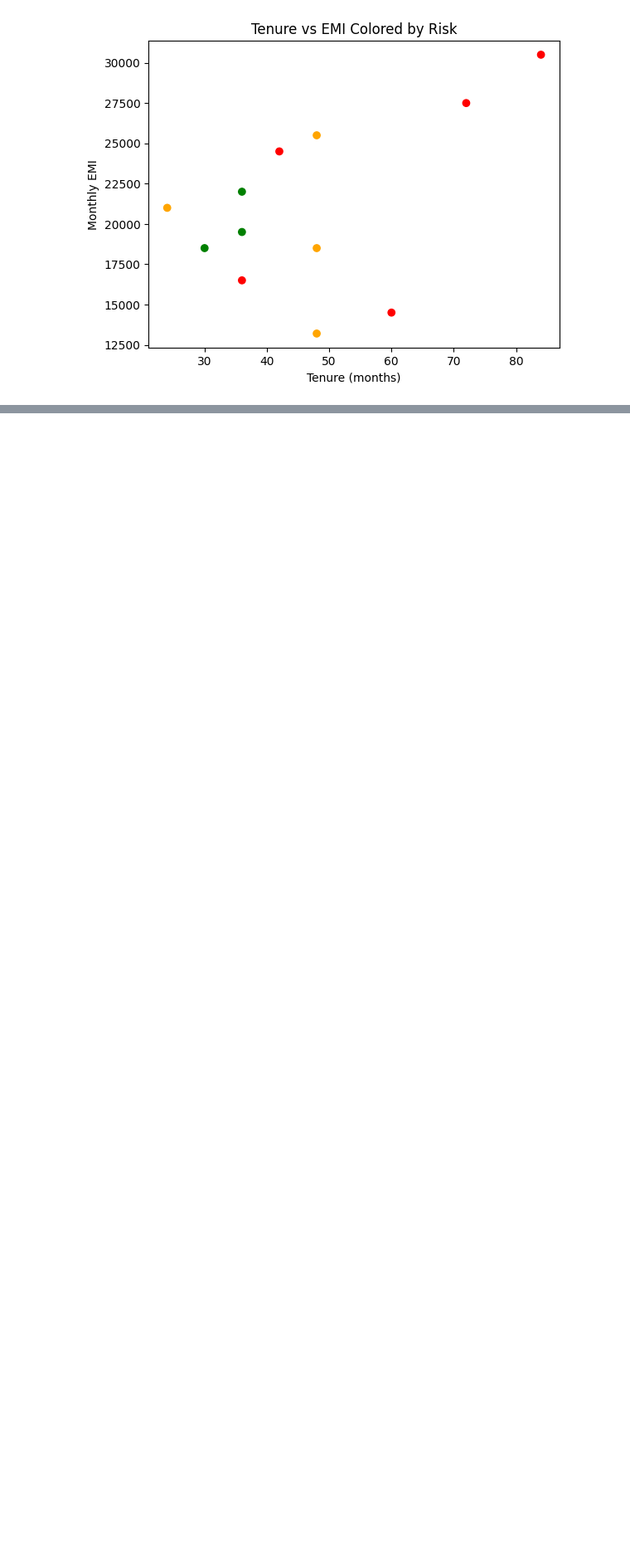
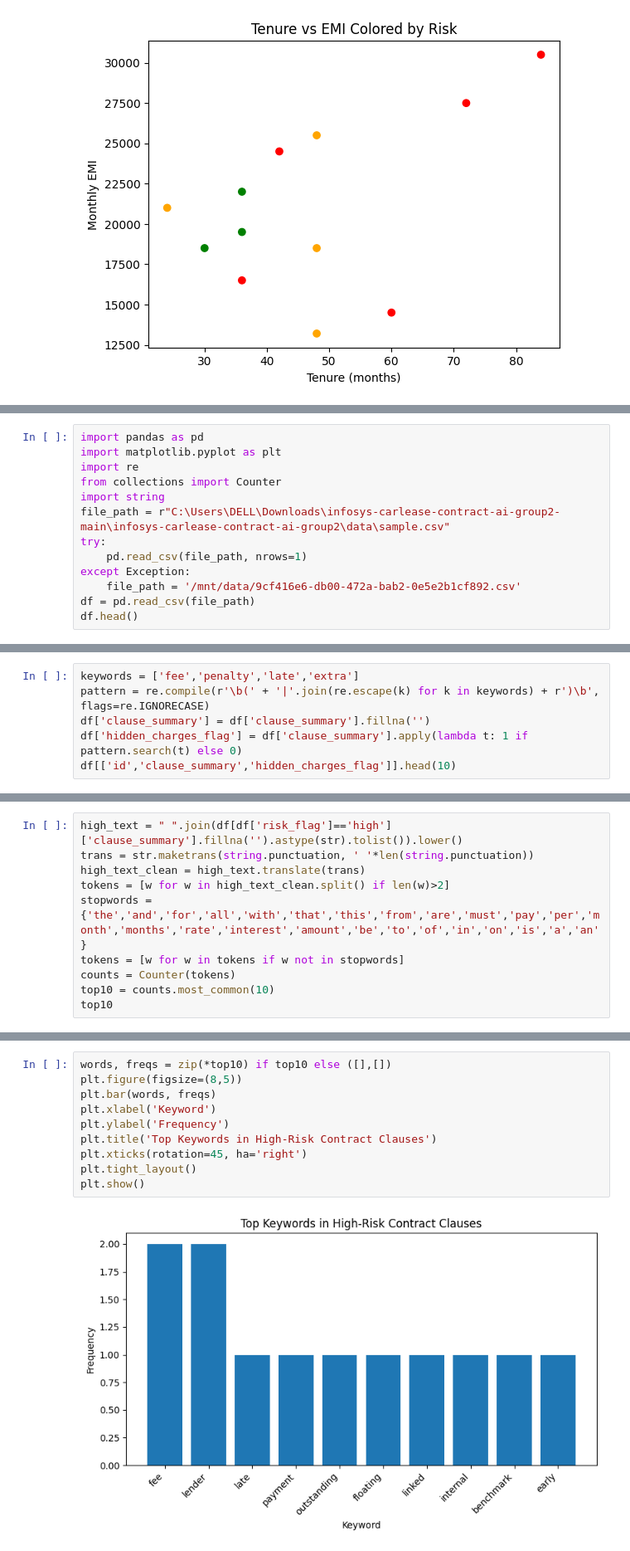
Before and after one commit to springboardmentor74219x/infosys-carlease-contract-ai-group2, a Jupyter notebook: notebook/contract_analysis.ipynb, the cells around one changed output, grey strips where cells are left out. Shown at 83% size. Drawn from its saved outputs; the diff is of its cells as text; blank space fills up the shorter version.

Commit message:
Added hidden charges detection, high-risk keyword analysis, and risk distribution visualization for Week-2 assignment

```diff
--- a/notebook/contract_analysis.ipynb
+++ b/notebook/contract_analysis.ipynb
@@ -149,0 +170,13 @@ pd.crosstab(df['risk_flag'], df['recommended_action'])
+# %%
+import pandas as pd
+import matplotlib.pyplot as plt
+import re
+from collections import Counter
+import string
+file_path = r"C:\Users\DELL\Downloads\infosys-carlease-contract-ai-group2-main\infosys-carlease-contract-ai-group2\data\sample.csv"
+try:
+    pd.read_csv(file_path, nrows=1)
+except Exception:
+    file_path = '/mnt/data/9cf416e6-db00-472a-bab2-0e5e2b1cf892.csv'
+df = pd.read_csv(file_path)
+df.head()
@@ -149,0 +190,6 @@ pd.crosstab(df['risk_flag'], df['recommended_action'])
+# %%
+keywords = ['fee','penalty','late','extra']
+pattern = re.compile(r'\b(' + '|'.join(re.escape(k) for k in keywords) + r')\b', flags=re.IGNORECASE)
+df['clause_summary'] = df['clause_summary'].fillna('')
+df['hidden_charges_flag'] = df['clause_summary'].apply(lambda t: 1 if pattern.search(t) else 0)
+df[['id','clause_summary','hidden_charges_flag']].head(10)
@@ -149,0 +215,10 @@ pd.crosstab(df['risk_flag'], df['recommended_action'])
+# %%
+high_text = " ".join(df[df['risk_flag']=='high']['clause_summary'].fillna('').astype(str).tolist()).lower()
+trans = str.maketrans(string.punctuation, ' '*len(string.punctuation))
+high_text_clean = high_text.translate(trans)
+tokens = [w for w in high_text_clean.split() if len(w)>2]
+stopwords = {'the','and','for','all','with','that','this','from','are','must','pay','per','month','months','rate','interest','amount','be','to','of','in','on','is','a','an'}
+tokens = [w for w in tokens if w not in stopwords]
+counts = Counter(tokens)
+top10 = counts.most_common(10)
+top10
@@ -149,0 +236,12 @@ pd.crosstab(df['risk_flag'], df['recommended_action'])
+# %%
+words, freqs = zip(*top10) if top10 else ([],[])
+plt.figure(figsize=(8,5))
+plt.bar(words, freqs)
+plt.xlabel('Keyword')
+plt.ylabel('Frequency')
+plt.title('Top Keywords in High-Risk Contract Clauses')
+plt.xticks(rotation=45, ha='right')
+plt.tight_layout()
+plt.show()
+# %% [output]
+[figure, added]
```
Also changed, not shown: parts of 6 cells of this notebook.
